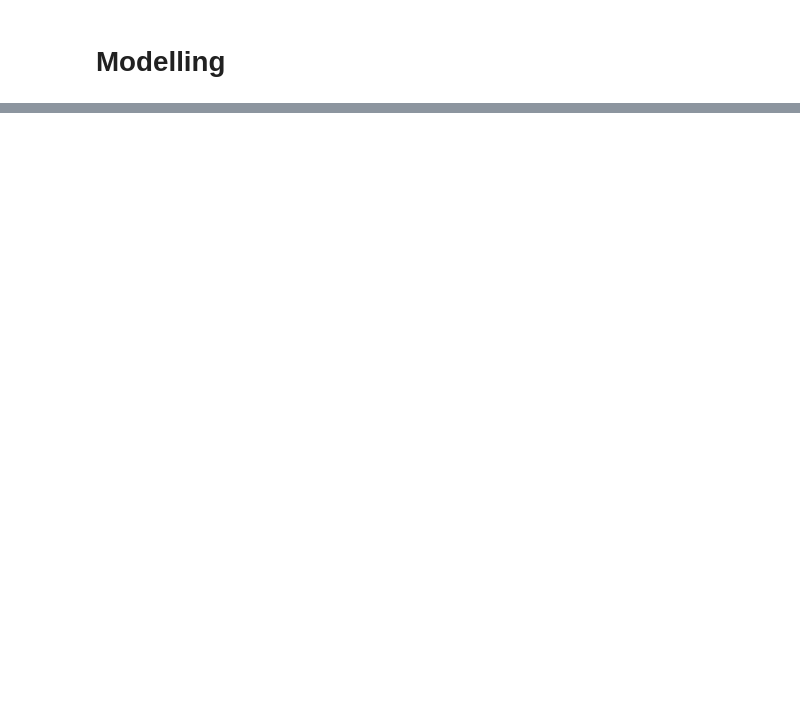
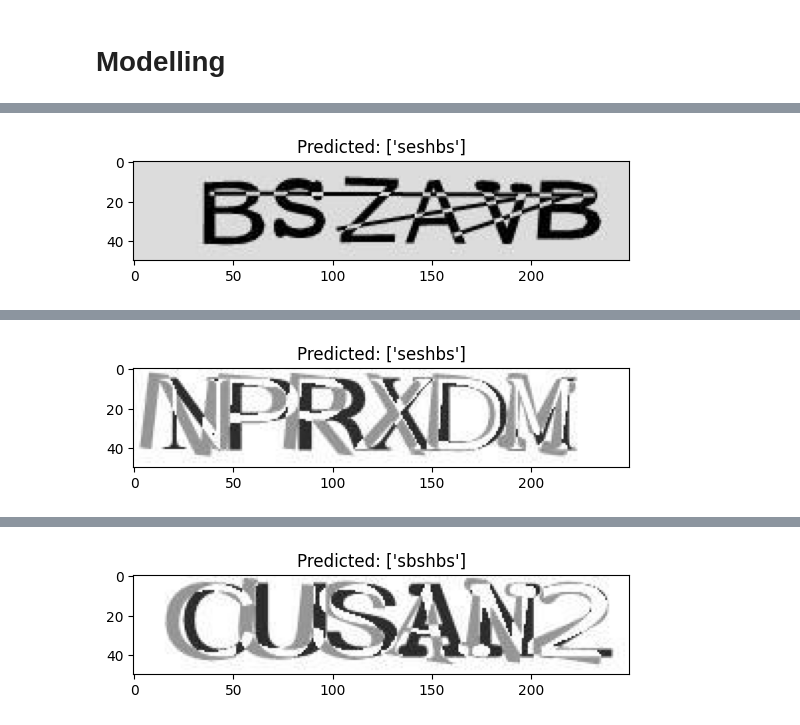
Before and after one commit to AxelSeanCP/Captcha-Reader, a Jupyter notebook: captcha_reader.ipynb, the cells around one changed output, grey strips where cells are left out. Drawn from its saved outputs; the diff is of its cells as text; code cells hidden in the pictures; blank space fills up the shorter version.

```diff
--- a/captcha_reader.ipynb
+++ b/captcha_reader.ipynb
@@ -61,6 +62,7 @@ df_train.head()
 # %%
 charset = "0123456789abcdefghijklmnopqrstuvwxyz"
 chars_to_index = {char: i for i, char in enumerate(charset)}
+index_to_chars = {i: char for i, char in enumerate(charset)}
 # %%
 def labels_to_indices(label):
   result = [chars_to_index[char] for char in label]
@@ -134,13 +140,13 @@ for filepath in df_train['file']:
   img = np.array(img)
   X_train.append(img)
 
-X_train = np.array(X_train)/255
+X_train = np.array(X_train)
 
 for filepath in df_val['file']:
   img = Image.open(filepath)
   img = np.array(img)
   X_val.append(img)
 
-X_val = np.array(X_val)/255
+X_val = np.array(X_val)
 # %% [markdown]
 ## Create tf dataset
@@ -263,7 +263,7 @@ model.summary()
 # %%
 model.compile(
-    optimizer=tf.keras.optimizers.Adam(learning_rate=1e-4),
-    loss="sparse_categorical_crossentropy",
+    optimizer=tf.keras.optimizers.Adam(learning_rate=1e-3),
+    loss="categorical_crossentropy",
     metrics=["accuracy"]
 )
 # %%
@@ -289,14 +303,0 @@ Saving 8549_cusan2.jpeg to 8549_cusan2.jpeg
-# %%
-X_predict = []
-
-for i, fn in enumerate(uploaded.keys()):
-  img = Image.open(fn)
-  img = np.array(img) /255.0
-  X_predict.append(img)
-
-X_predict = np.array(X_predict)
-
-predictions = model.predict(X_predict)
-
-predicted_indices = np.argmax(predictions, axis=2)
-predicted_indices
@@ -307,0 +304,22 @@ array([[14, 23,  8, 15,  7, 16],
+# %%
+import matplotlib.pyplot as plt
+for i, fn in enumerate(uploaded.keys()):
+  img = Image.open(fn)
+  img = img.resize((250, 50))  # Ensure the image size matches the input size of the model
+  img_array = np.array(img) / 255.0
+  img_batch = np.expand_dims(img_array, axis=0)  # Add batch dimension
+
+  predictions = model.predict(img_batch)
+
+  # Convert predictions to indices and then to characters
+  predicted_labels = []
+
+  for pred in zip(*predictions):
+      pred_indices = [np.argmax(p) for p in pred]
+      pred_labels = indices_to_labels(pred_indices)
+      predicted_labels.append(pred_labels)
+
+  plt.imshow(img)
+  plt.title(f"Predicted: {predicted_labels}")
+  plt.show()
+# %% [output]
@@ -307,0 +327 @@ array([[14, 23,  8, 15,  7, 16],
+[figure, added]
@@ -307,0 +329 @@ array([[14, 23,  8, 15,  7, 16],
+[figure, added]
@@ -307,0 +331 @@ array([[14, 23,  8, 15,  7, 16],
+[figure, added]
```
Also changed, not shown: parts of 19 cells of this notebook, 4 other files.
